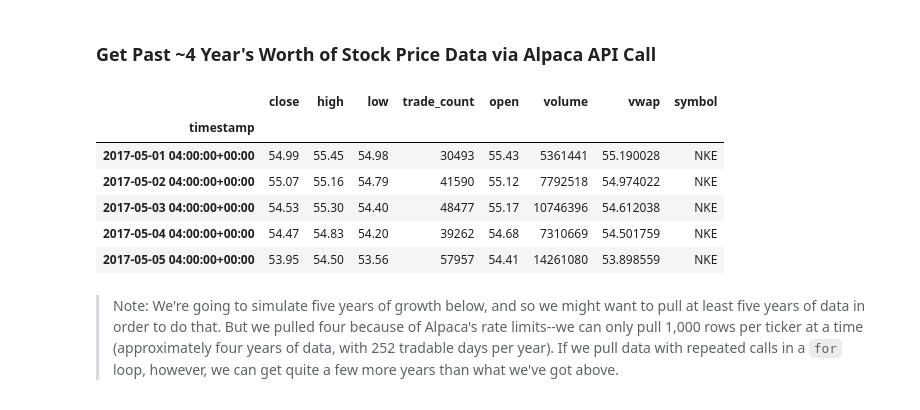
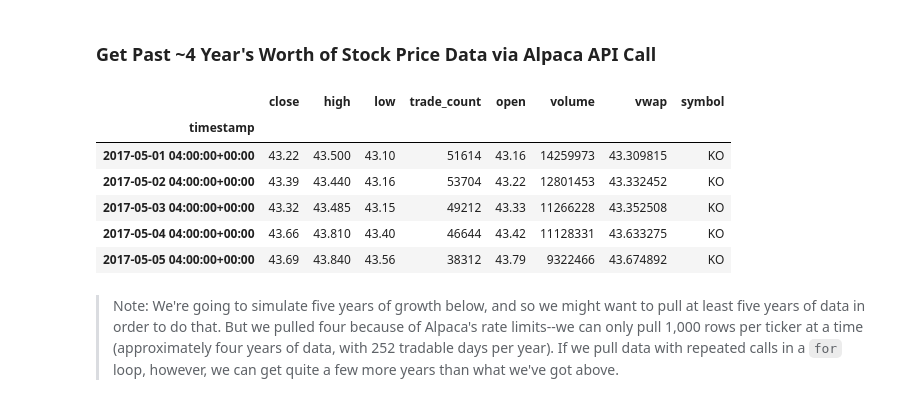
Before and after one commit to Joshbazz/Monte-Carlo-Simulator, a Jupyter notebook: Three_Stock_Monte.ipynb, the cells around one changed output. Drawn from its saved outputs; the diff is of its cells as text; code cells hidden in the pictures.

```diff
--- a/Three_Stock_Monte.ipynb
+++ b/Three_Stock_Monte.ipynb
@@ -31,34 +31,34 @@ api = tradeapi.REST(
 # %%
 # Set timeframe to "1Day"
 timeframe = "1Day"
 
 # Set start and end datetimes between now and 4 years ago.
 start_date = pd.Timestamp("2017-05-01", tz="America/New_York").isoformat()
 end_date = pd.Timestamp("2021-05-01", tz="America/New_York").isoformat()
 
 # Set the ticker information
-tickers = ["T","NKE","XOM"]
+tickers = ["KO","T","NVDA"]
 
 # Get 4 year's worth of historical price data
 # HINT: Set "limit" to at least 10000 so all ticker rows are captured from get_bars()
 df_ticker = api.get_bars(
     tickers,
     timeframe,
     start = start_date,
     end = end_date
 ).df
 
 
 # Display sample data
 df_ticker.head()
 # %% [output]
 |  | close | high | low | trade_count | open | volume | vwap | symbol |
 | timestamp |  |  |  |  |  |  |  |  |
-| 2017-05-01 04:00:00+00:00 | 54.99 | 55.45 | 54.98 | 30493 | 55.43 | 5361441 | 55.190028 | NKE |
-| 2017-05-02 04:00:00+00:00 | 55.07 | 55.16 | 54.79 | 41590 | 55.12 | 7792518 | 54.974022 | NKE |
-| 2017-05-03 04:00:00+00:00 | 54.53 | 55.30 | 54.40 | 48477 | 55.17 | 10746396 | 54.612038 | NKE |
-| 2017-05-04 04:00:00+00:00 | 54.47 | 54.83 | 54.20 | 39262 | 54.68 | 7310669 | 54.501759 | NKE |
-| 2017-05-05 04:00:00+00:00 | 53.95 | 54.50 | 53.56 | 57957 | 54.41 | 14261080 | 53.898559 | NKE |
+| 2017-05-01 04:00:00+00:00 | 43.22 | 43.500 | 43.10 | 51614 | 43.16 | 14259973 | 43.309815 | KO |
+| 2017-05-02 04:00:00+00:00 | 43.39 | 43.440 | 43.16 | 53704 | 43.22 | 12801453 | 43.332452 | KO |
+| 2017-05-03 04:00:00+00:00 | 43.32 | 43.485 | 43.15 | 49212 | 43.33 | 11266228 | 43.352508 | KO |
+| 2017-05-04 04:00:00+00:00 | 43.66 | 43.810 | 43.40 | 46644 | 43.42 | 11128331 | 43.633275 | KO |
+| 2017-05-05 04:00:00+00:00 | 43.69 | 43.840 | 43.56 | 38312 | 43.79 | 9322466 | 43.674892 | KO |
 # %% [markdown]
 > Note: We're going to simulate five years of growth below, and so we might want to pull at least five years of data in order to do that. But we pulled four because of Alpaca's rate limits--we can only pull 1,000 rows per ticker at a time (approximately four years of data, with 252 tradable days per year). If we pull data with repeated calls in a `for` loop, however, we can get quite a few more years than what we've got above.
 # %%
```
Also changed, not shown: parts of 56 cells of this notebook, 8 other files.
